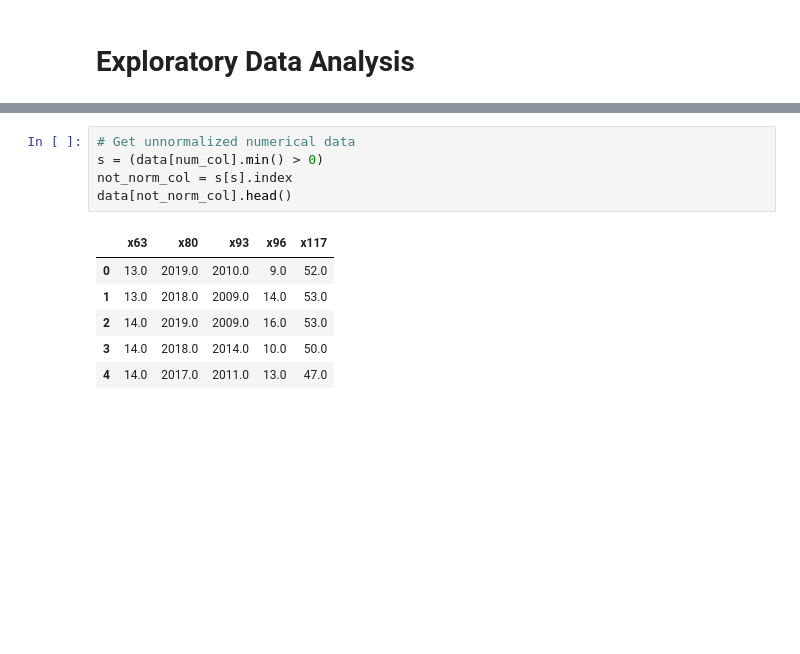
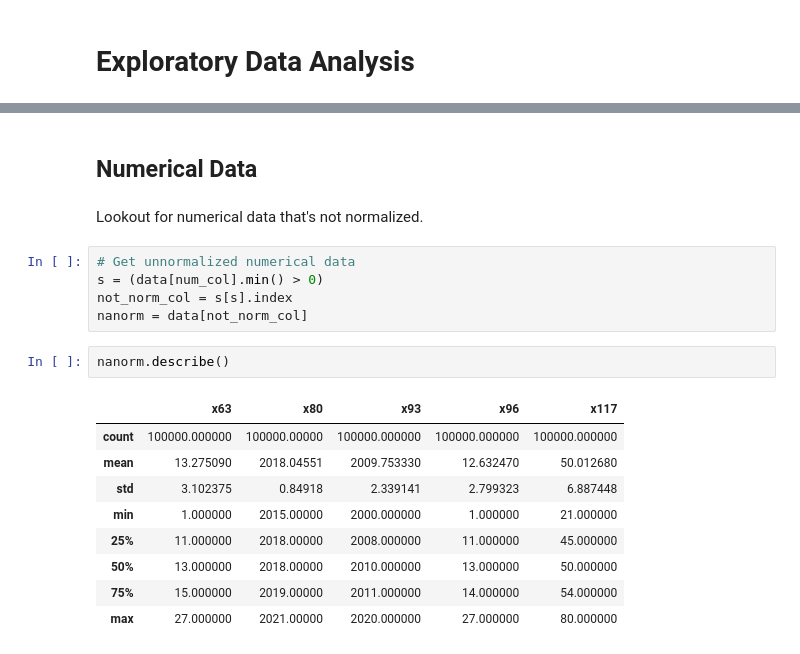
Before and after one commit to boyoje/FDC-2022-BRI-SV, a Jupyter notebook: notebook/notebook.ipynb, the cells around one changed output, grey strips where cells are left out. Saved outputs shown, nothing was run; the diff lists cells and outputs as text; blank space fills up the shorter version.

```diff
--- a/notebook/notebook.ipynb
+++ b/notebook/notebook.ipynb
@@ -123,12 +189,21 @@ kalo data categorical nya ada yg timpang, lebih baik di classing biar ga bias mo
+# %% [markdown]
+## Numerical Data
+# %% [markdown]
+Lookout for numerical data that's not normalized.
 # %%
 # Get unnormalized numerical data
 s = (data[num_col].min() > 0)
 not_norm_col = s[s].index
-data[not_norm_col].head()
+nanorm = data[not_norm_col]
-# %% [output]
-|  | x63 | x80 | x93 | x96 | x117 |
-| 0 | 13.0 | 2019.0 | 2010.0 | 9.0 | 52.0 |
-| 1 | 13.0 | 2018.0 | 2009.0 | 14.0 | 53.0 |
-| 2 | 14.0 | 2019.0 | 2009.0 | 16.0 | 53.0 |
-| 3 | 14.0 | 2018.0 | 2014.0 | 10.0 | 50.0 |
-| 4 | 14.0 | 2017.0 | 2011.0 | 13.0 | 47.0 |
+# %%
+nanorm.describe()
+# %% [output]
+|  | x63 | x80 | x93 | x96 | x117 |
+| count | 100000.000000 | 100000.00000 | 100000.000000 | 100000.000000 | 100000.000000 |
+| mean | 13.275090 | 2018.04551 | 2009.753330 | 12.632470 | 50.012680 |
+| std | 3.102375 | 0.84918 | 2.339141 | 2.799323 | 6.887448 |
+| min | 1.000000 | 2015.00000 | 2000.000000 | 1.000000 | 21.000000 |
+| 25% | 11.000000 | 2018.00000 | 2008.000000 | 11.000000 | 45.000000 |
+| 50% | 13.000000 | 2018.00000 | 2010.000000 | 13.000000 | 50.000000 |
+| 75% | 15.000000 | 2019.00000 | 2011.000000 | 14.000000 | 54.000000 |
+| max | 27.000000 | 2021.00000 | 2020.000000 | 27.000000 | 80.000000 |
```
Also changed, not shown: parts of 13 cells of this notebook.
